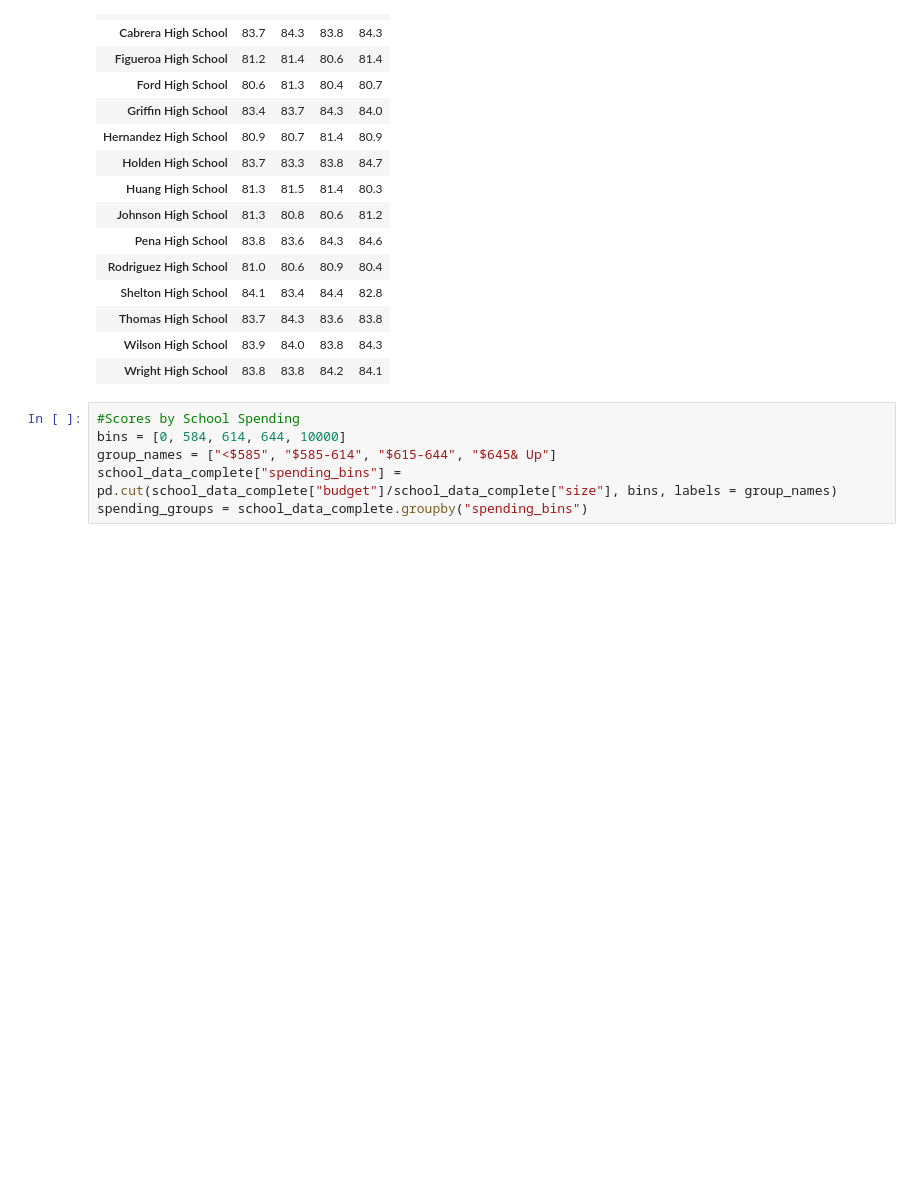
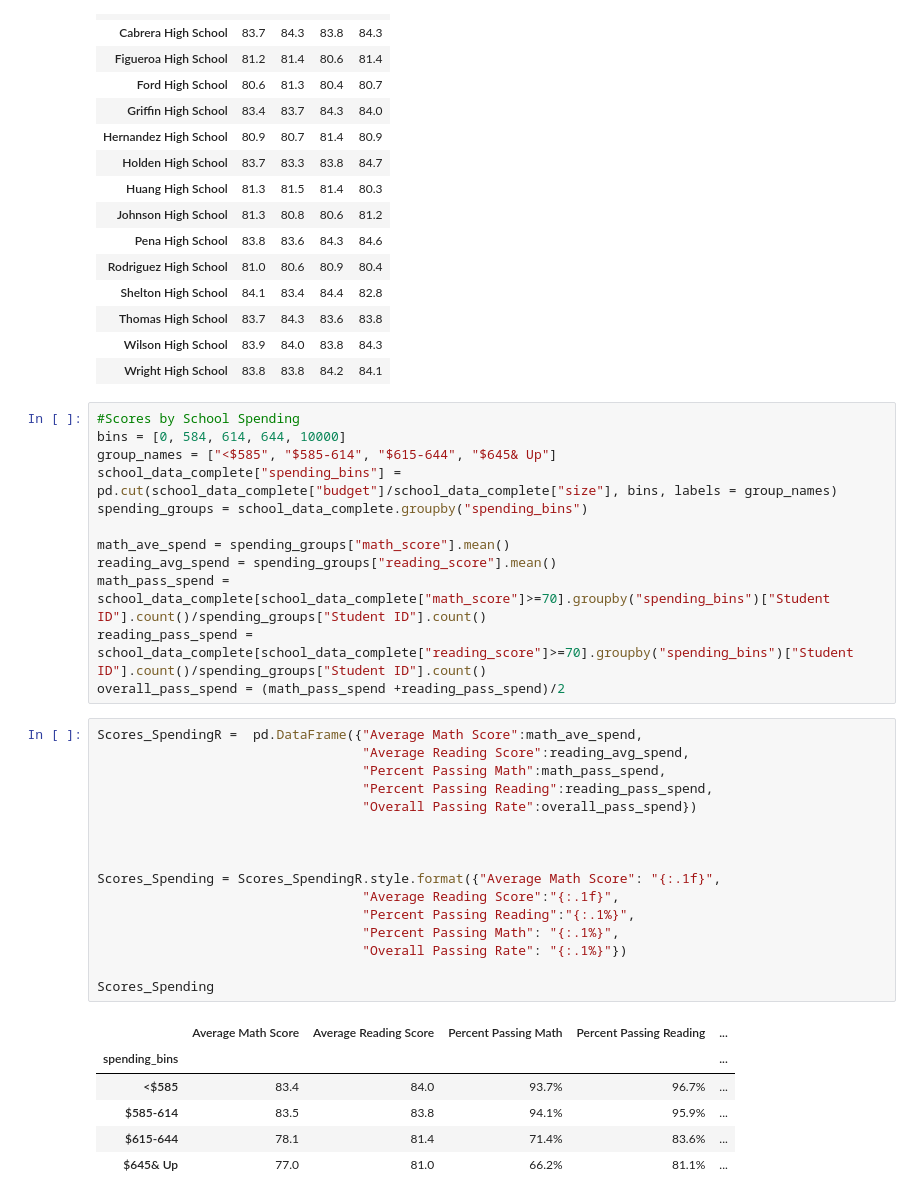
Before and after one commit to BDMC786/Pandas_Homework, a Jupyter notebook: BMcCullough-Pandas-Homework4.ipynb, the cells around one changed output. Drawn from its saved outputs; the diff is of its cells as text; blank space fills up the shorter version.

```diff
--- a/BMcCullough-Pandas-Homework4.ipynb
+++ b/BMcCullough-Pandas-Homework4.ipynb
@@ -218,3 +220,32 @@ bins = [0, 584, 614, 644, 10000]
 group_names = ["<$585", "$585-614", "$615-644", "$645& Up"]
 school_data_complete["spending_bins"] = pd.cut(school_data_complete["budget"]/school_data_complete["size"], bins, labels = group_names)
 spending_groups = school_data_complete.groupby("spending_bins")
+
+math_ave_spend = spending_groups["math_score"].mean()
+reading_avg_spend = spending_groups["reading_score"].mean()
+math_pass_spend = school_data_complete[school_data_complete["math_score"]>=70].groupby("spending_bins")["Student ID"].count()/spending_groups["Student ID"].count()
+reading_pass_spend = school_data_complete[school_data_complete["reading_score"]>=70].groupby("spending_bins")["Student ID"].count()/spending_groups["Student ID"].count()
+overall_pass_spend = (math_pass_spend +reading_pass_spend)/2
+# %%
+Scores_SpendingR =  pd.DataFrame({"Average Math Score":math_ave_spend,
+                                  "Average Reading Score":reading_avg_spend,
+                                  "Percent Passing Math":math_pass_spend,
+                                  "Percent Passing Reading":reading_pass_spend,
+                                  "Overall Passing Rate":overall_pass_spend})
+
+
+
+Scores_Spending = Scores_SpendingR.style.format({"Average Math Score": "{:.1f}",
+                                  "Average Reading Score":"{:.1f}",
+                                  "Percent Passing Reading":"{:.1%}",
+                                  "Percent Passing Math": "{:.1%}",
+                                  "Overall Passing Rate": "{:.1%}"})
+
+Scores_Spending
+# %% [output]
+|  | Average Math Score | Average Reading Score | Percent Passing Math | Percent Passing Reading | ... |
+| spending_bins |  |  |  |  | ... |
+| <$585 | 83.4 | 84.0 | 93.7% | 96.7% | ... |
+| $585-614 | 83.5 | 83.8 | 94.1% | 95.9% | ... |
+| $615-644 | 78.1 | 81.4 | 71.4% | 83.6% | ... |
+| $645& Up | 77.0 | 81.0 | 66.2% | 81.1% | ... |
```
Also changed, not shown: parts of 8 cells of this notebook.
